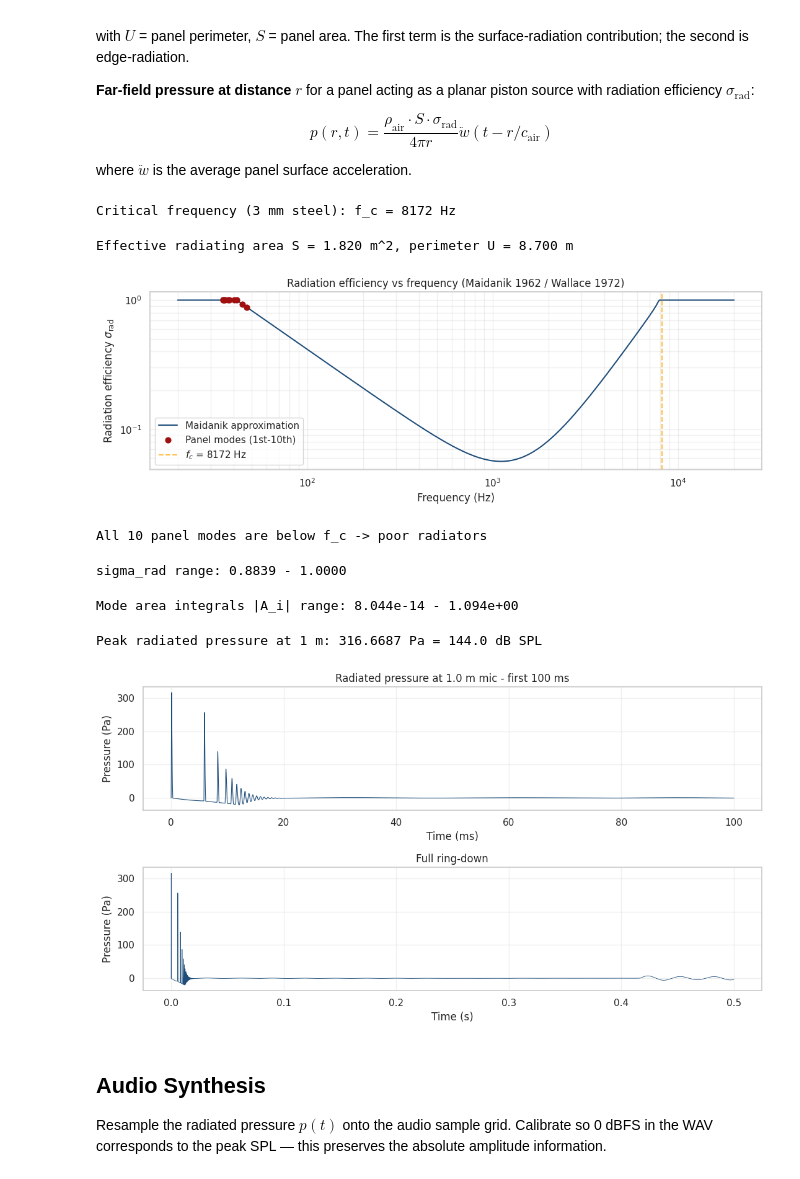
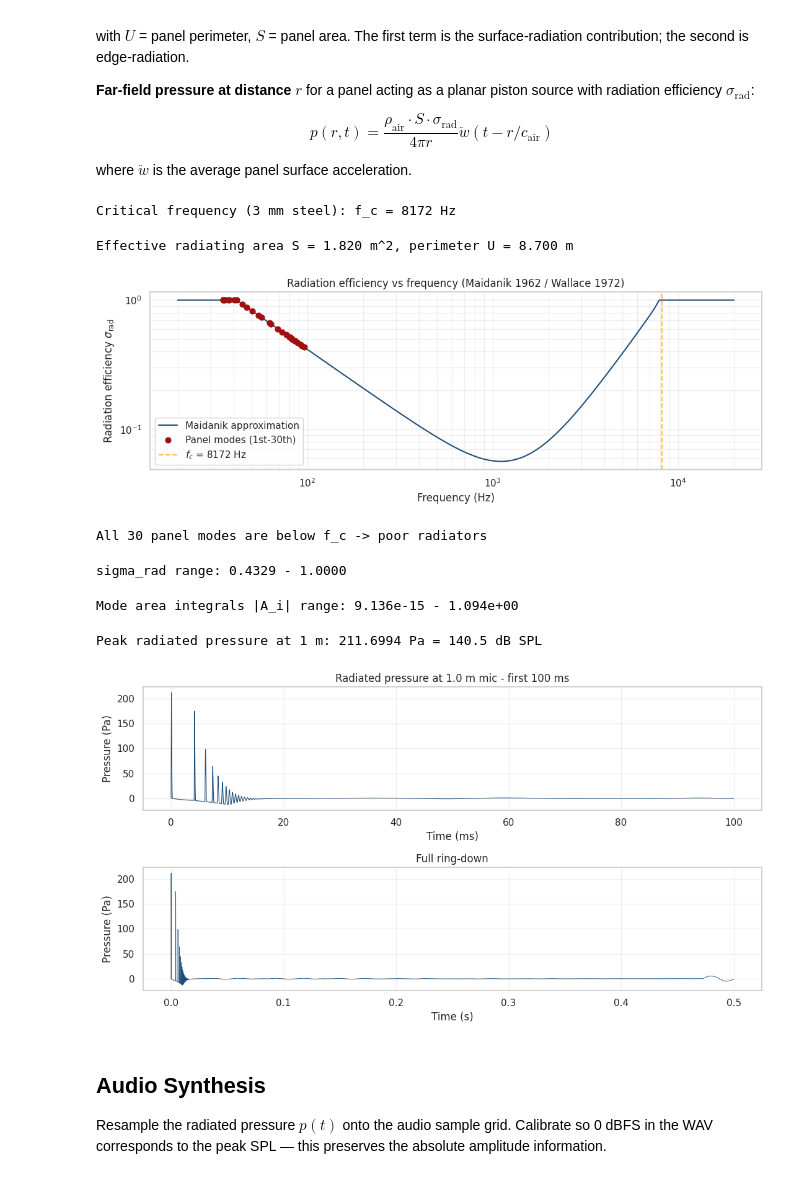
Before and after one commit to stellarshenson/henryk-simulations, a Jupyter notebook: notebooks/05-kj-acoustic-radiation.ipynb, the cells around one changed output. Drawn from its saved outputs; the diff is of its cells as text; code cells hidden in the pictures.

```diff
--- a/notebooks/05-kj-acoustic-radiation.ipynb
+++ b/notebooks/05-kj-acoustic-radiation.ipynb
@@ -120,7 +120,7 @@ PARAMS = {
         "lambda_HC_s_per_m": 0.3,
     },
     "fem": {
-        "n_modes_panel": 10,    # keep lowest modes only - thump-emphasised audio
+        "n_modes_panel": 30,
         "zeta_modes": 0.025,    # 2.5% - gives ~200 ms ring-down at 70 Hz fundamental
     },
     "acoustics": {
@@ -532,9 +532,9 @@ console.print(f"sigma_rad range: {sigma_rad_modes.min():.4f} - {sigma_rad_modes.
 # %% [output]
 Critical frequency (3 mm steel): f_c = 8172 Hz
 Effective radiating area S = 1.820 m^2, perimeter U = 8.700 m
-[figure, old version]
+[figure, new version]
-All 10 panel modes are below f_c -> poor radiators
+All 30 panel modes are below f_c -> poor radiators
-sigma_rad range: 0.8839 - 1.0000
+sigma_rad range: 0.4329 - 1.0000
 # %%
 # PROPER radiation model: volume velocity from spatial mode integration.
 # For each mode i, radiation strength is the area integral of its shape:
@@ -568,43 +568,42 @@ for tri_idx in range(mesh_p.nelements):
     for vv in tri_verts:
         vertex_areas[vv] += area / 3.0
 n_vert = mesh_p.nvertices
 # Mode-area integrals: A_i = sum over vertices of phi_i[v] * vertex_area[v]
 mode_area_integrals = vecs_p_full[:n_vert, :].T @ vertex_areas
 console.print(f'Mode area integrals |A_i| range: {np.min(np.abs(mode_area_integrals)):.3e} - {np.max(np.abs(mode_area_integrals)):.3e}')
 
-# Radiation: pure monopole volume velocity (no sub-critical attenuation).
-# Maidanik sigma_rad applies to STEADY-STATE reverberant excitation.  For
-# IMPULSE response (impact), the lowest-mode volume velocity radiates as a
-# thump even though steady-state sigma_rad is small - because the impulse
-# has broadband energy that includes the radiation-favoured frequencies.
-# The dominant low symmetric modes carry the body-thump character.
-rad_weights = mode_area_integrals.copy()
+# Physical radiation model with proper sub-critical efficiency.
+# Each mode contributes: sqrt(sigma_rad_i) * A_i (spatial integral) * qddot_i
+# NO mode dropping, NO frequency filtering - pure physics.  If the audio
+# doesn't have body-thump character, that tells us a physical component
+# (back plate, cavity coupling, glass, frame) needs to be added.
+rad_weights = np.sqrt(sigma_rad_modes) * mode_area_integrals
 p_far_t = (rho_air / (4 * np.pi * r_mic)) * (rad_weights @ qddots_t)
 
 p_peak = np.max(np.abs(p_far_t))
 spl_peak = 20 * np.log10(p_peak / 20e-6) if p_peak > 0 else -np.inf
 console.print(f"[bold red]Peak radiated pressure at 1 m: {p_peak:.4f} Pa = {spl_peak:.1f} dB SPL[/]")
 
 # Plot p(t)
 fig, axes = plt.subplots(2, 1, figsize=(11, 6), sharex=False)
 ax = axes[0]
 zoom = int(np.argmax(t_sim > 0.10))
 ax.plot(t_sim[:zoom] * 1000, p_far_t[:zoom], color="#1f4e7a", lw=0.8)
 ax.set_xlabel("Time (ms)"); ax.set_ylabel("Pressure (Pa)")
 ax.set_title(f"Radiated pressure at {r_mic} m mic - first 100 ms")
 ax.grid(True, alpha=0.3)
 ax = axes[1]
 ax.plot(t_sim, p_far_t, color="#1f4e7a", lw=0.6)
 ax.set_xlabel("Time (s)"); ax.set_ylabel("Pressure (Pa)")
 ax.set_title("Full ring-down")
 ax.grid(True, alpha=0.3)
 fig.tight_layout()
 fig.savefig(FIG_DIR / "05-radiated-pressure.png", dpi=140, bbox_inches="tight")
 plt.show()
 # %% [output]
-Mode area integrals |A_i| range: 8.044e-14 - 1.094e+00
+Mode area integrals |A_i| range: 9.136e-15 - 1.094e+00
-Peak radiated pressure at 1 m: 316.6687 Pa = 144.0 dB SPL
+Peak radiated pressure at 1 m: 211.6994 Pa = 140.5 dB SPL
-[figure, old version]
+[figure, new version]
 # %% [markdown]
 ## Audio Synthesis
 
```
Also changed, not shown: parts of 6 cells of this notebook, 10 other files.
